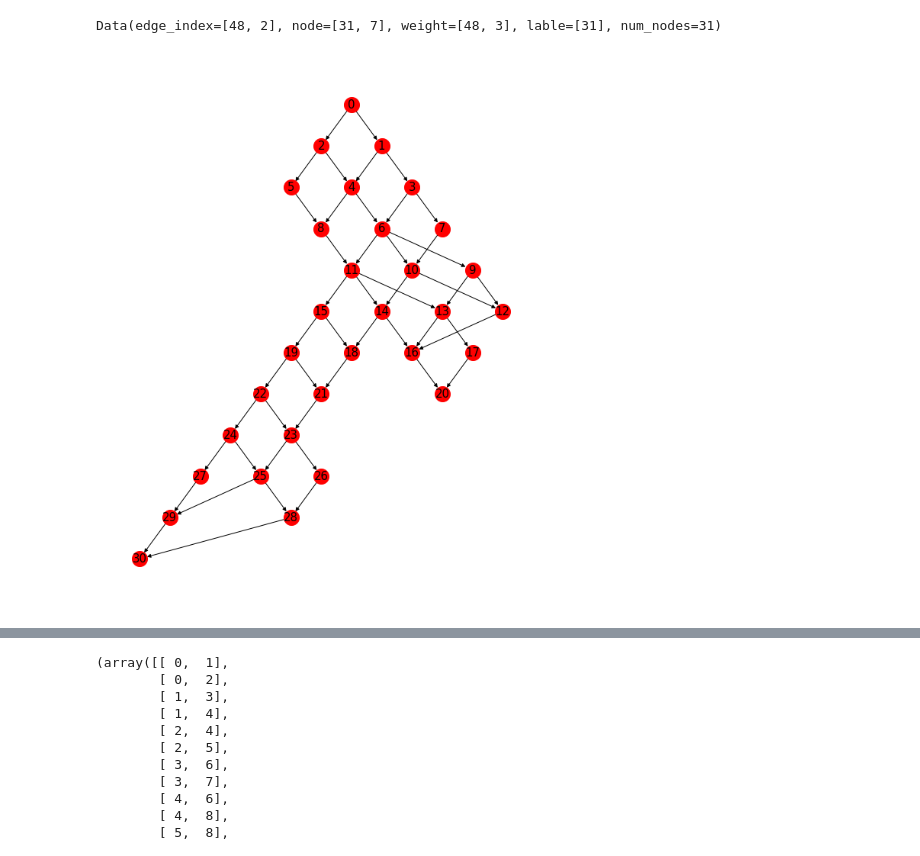
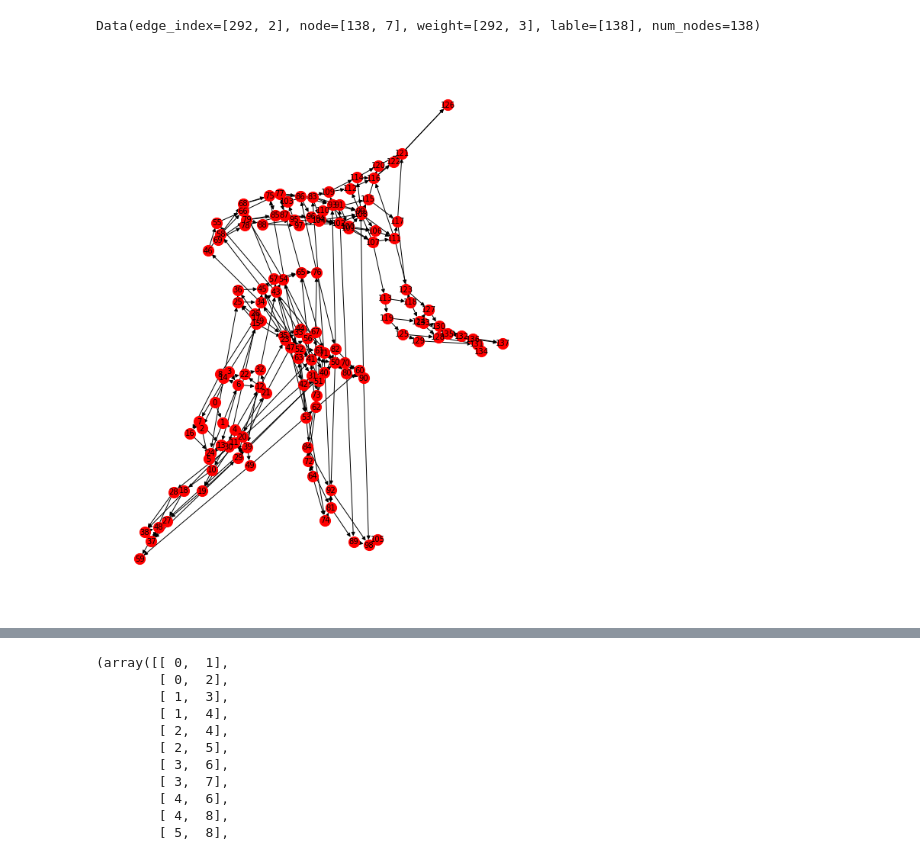
Before and after one commit to yjj19981119/learngit, a Jupyter notebook: lesson/petri.ipynb, the cells around one changed output, grey strips where cells are left out. Cells and saved outputs as stored; diff of their text form; code cells hidden in the pictures.

```diff
--- a/lesson/petri.ipynb
+++ b/lesson/petri.ipynb
@@ -338,37 +338,37 @@ pos = {
         29:(-3,-10),
         30:(-3.5,-11)
         }
 
 net_to_graph=Petri_net_to_graph.mat_imput("c.pre.txt","c.post.txt","m0.txt")
-graph=Graph_reachable(m0)
+graph=Graph_reachable(net_to_graph.m)
 G = nx.DiGraph()
 while(net_to_graph.is_empty_Vnew()):                                #       判断Vnew是否为空  进入第一层循环
     new_node=net_to_graph.node_choose()                             #步骤4  从Vnew中选取新节点m
     net_to_graph.Te=net_to_graph.get_tansition(new_node)            #步骤5  获得m可激发变迁Te
     head_node=net_to_graph.compare(graph.node,new_node)
     net_to_graph.Vnew_delete()                                      #       并删除Vnew
-    #graph.append_head_node(head_node)
+    graph.append_head_node(head_node)
     while(net_to_graph.is_empty_Te()):                              #       判断Te是否为空    进入第二层循环
         tran=net_to_graph.Te_choose()                               #步骤6  从Te中选择一个可激发变迁
         net_to_graph.T_delete(tran)                                 #       并将该变迁从Te中删除
         net_to_graph.m=net_to_graph.firing(new_node,tran)           #步骤7  激发变迁  得到m'
         if net_to_graph.is_new_node(graph.node,net_to_graph.m):     #步骤8  判断m'是不是新出现节点
             net_to_graph.append_vnew(net_to_graph.m)                #       是  则更新V_new  V
             graph.append_node(net_to_graph.m)                       #       更新V
         next_node=net_to_graph.compare(graph.node,net_to_graph.m)
-        #graph.append_next_node(head_node,next_node)
+        graph.append_next_node(head_node,next_node)
         graph.append_edge(head_node,next_node)                      #       更新E
         graph.append_weigh(tran)                                    #       更新W
 
 graph_data=graph.data_into_graph()
 print(graph_data)
 
 G.add_edges_from(graph.edge.transpose())
 plt.figure(figsize=(8,10))
-#pos = nx.spring_layout(G, seed=3)
+pos = nx.spring_layout(G, seed=3)
 nx.draw(G,pos=pos,node_color='red',edge_color='black',
-          with_labels=True,font_size =15,node_size =400)
+          with_labels=True,font_size =10,node_size =200)
 plt.show()
 # %% [output]
-Data(edge_index=[48, 2], node=[31, 7], weight=[48, 3], lable=[31], num_nodes=31)
+Data(edge_index=[292, 2], node=[138, 7], weight=[292, 3], lable=[138], num_nodes=138)
-[figure, old version]
+[figure, new version]
```
Also changed, not shown: parts of 9 cells of this notebook.
